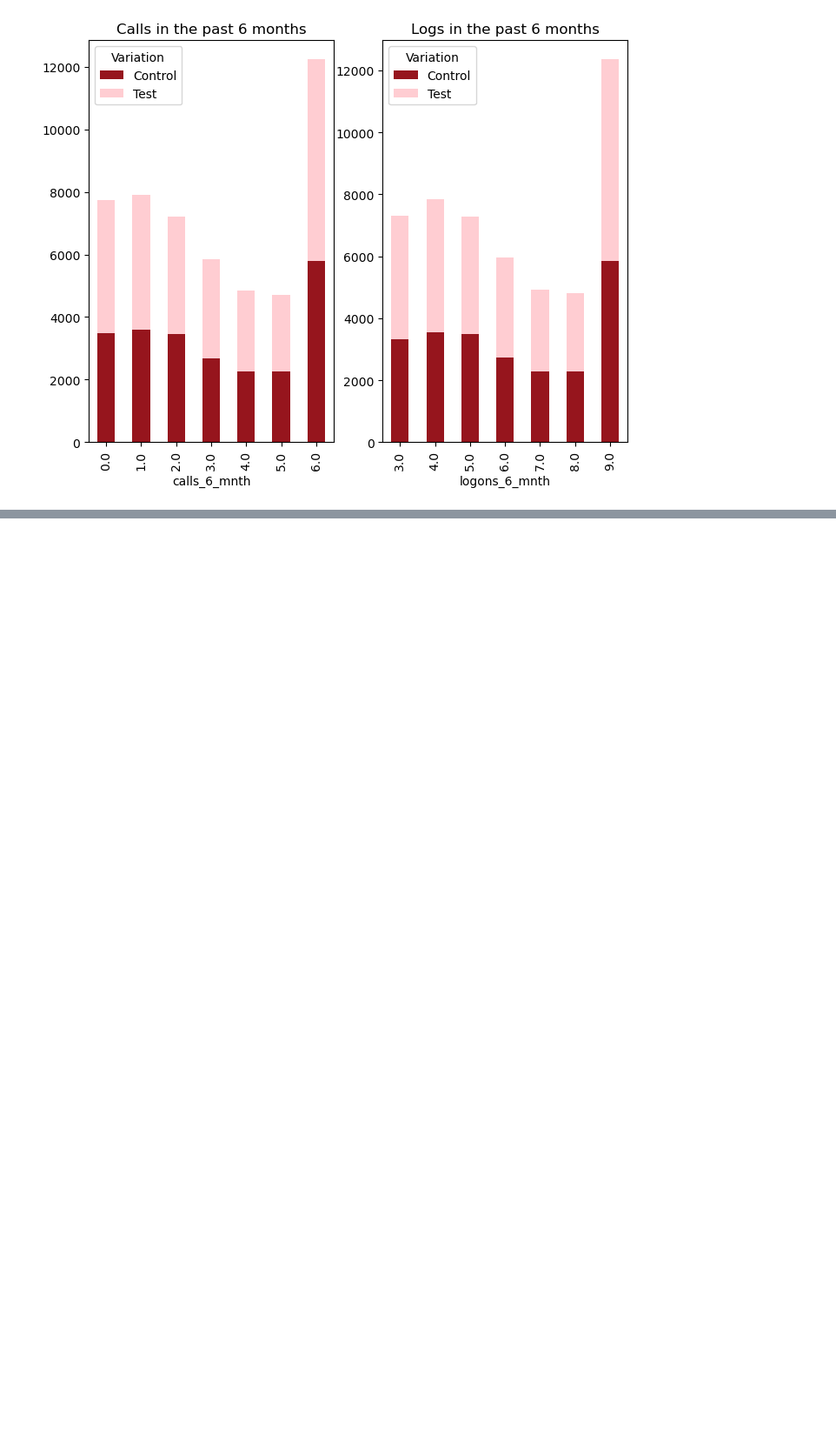
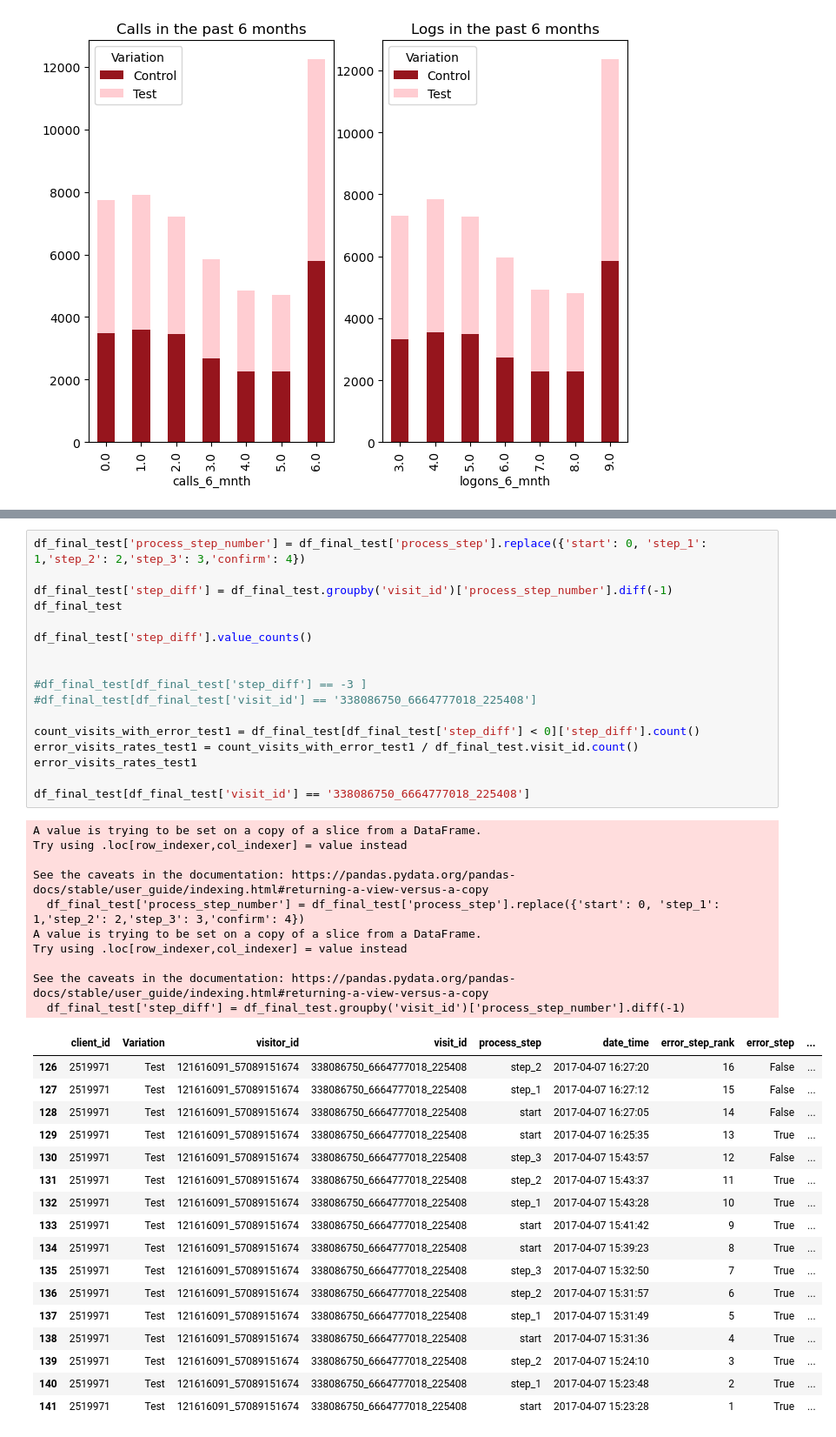
Before and after one commit to BonGoan/vanguard-ab-test, a Jupyter notebook: 02_jupyter_notebooks/vanguard-ab-test-Lucie.ipynb, the cells around one changed output, grey strips where cells are left out. Shown: that part at 87% size. Saved outputs shown, nothing was run; the diff lists cells and outputs as text; blank space fills up the shorter version.

```diff
--- a/02_jupyter_notebooks/vanguard-ab-test-Lucie.ipynb
+++ b/02_jupyter_notebooks/vanguard-ab-test-Lucie.ipynb
@@ -301,0 +365,45 @@ plt.show()
+# %%
+df_final_test['process_step_number'] = df_final_test['process_step'].replace({'start': 0, 'step_1': 1,'step_2': 2,'step_3': 3,'confirm': 4})
+
+df_final_test['step_diff'] = df_final_test.groupby('visit_id')['process_step_number'].diff(-1)
+df_final_test
+
+df_final_test['step_diff'].value_counts()
+
+
+#df_final_test[df_final_test['step_diff'] == -3 ]
+#df_final_test[df_final_test['visit_id'] == '338086750_6664777018_225408']
+
+count_visits_with_error_test1 = df_final_test[df_final_test['step_diff'] < 0]['step_diff'].count()
+error_visits_rates_test1 = count_visits_with_error_test1 / df_final_test.visit_id.count()
+error_visits_rates_test1
+
+df_final_test[df_final_test['visit_id'] == '338086750_6664777018_225408']
+# %% [output]
+A value is trying to be set on a copy of a slice from a DataFrame.
+Try using .loc[row_indexer,col_indexer] = value instead
+
+See the caveats in the documentation: https://pandas.pydata.org/pandas-docs/stable/user_guide/indexing.html#returning-a-view-versus-a-copy
+  df_final_test['process_step_number'] = df_final_test['process_step'].replace({'start': 0, 'step_1': 1,'step_2': 2,'step_3': 3,'confirm': 4})
+A value is trying to be set on a copy of a slice from a DataFrame.
+Try using .loc[row_indexer,col_indexer] = value instead
+
+See the caveats in the documentation: https://pandas.pydata.org/pandas-docs/stable/user_guide/indexing.html#returning-a-view-versus-a-copy
+  df_final_test['step_diff'] = df_final_test.groupby('visit_id')['process_step_number'].diff(-1)
+|  | client_id | Variation | visitor_id | visit_id | process_step | date_time | error_step_rank | error_step | ... |
+| 126 | 2519971 | Test | 121616091_57089151674 | 338086750_6664777018_225408 | step_2 | 2017-04-07 16:27:20 | 16 | False | ... |
+| 127 | 2519971 | Test | 121616091_57089151674 | 338086750_6664777018_225408 | step_1 | 2017-04-07 16:27:12 | 15 | False | ... |
+| 128 | 2519971 | Test | 121616091_57089151674 | 338086750_6664777018_225408 | start | 2017-04-07 16:27:05 | 14 | False | ... |
+| 129 | 2519971 | Test | 121616091_57089151674 | 338086750_6664777018_225408 | start | 2017-04-07 16:25:35 | 13 | True | ... |
+| 130 | 2519971 | Test | 121616091_57089151674 | 338086750_6664777018_225408 | step_3 | 2017-04-07 15:43:57 | 12 | False | ... |
+| 131 | 2519971 | Test | 121616091_57089151674 | 338086750_6664777018_225408 | step_2 | 2017-04-07 15:43:37 | 11 | True | ... |
+| 132 | 2519971 | Test | 121616091_57089151674 | 338086750_6664777018_225408 | step_1 | 2017-04-07 15:43:28 | 10 | True | ... |
+| 133 | 2519971 | Test | 121616091_57089151674 | 338086750_6664777018_225408 | start | 2017-04-07 15:41:42 | 9 | True | ... |
+| 134 | 2519971 | Test | 121616091_57089151674 | 338086750_6664777018_225408 | start | 2017-04-07 15:39:23 | 8 | True | ... |
+| 135 | 2519971 | Test | 121616091_57089151674 | 338086750_6664777018_225408 | step_3 | 2017-04-07 15:32:50 | 7 | True | ... |
+| 136 | 2519971 | Test | 121616091_57089151674 | 338086750_6664777018_225408 | step_2 | 2017-04-07 15:31:57 | 6 | True | ... |
+| 137 | 2519971 | Test | 121616091_57089151674 | 338086750_6664777018_225408 | step_1 | 2017-04-07 15:31:49 | 5 | True | ... |
+| 138 | 2519971 | Test | 121616091_57089151674 | 338086750_6664777018_225408 | start | 2017-04-07 15:31:36 | 4 | True | ... |
+| 139 | 2519971 | Test | 121616091_57089151674 | 338086750_6664777018_225408 | step_2 | 2017-04-07 15:24:10 | 3 | True | ... |
+| 140 | 2519971 | Test | 121616091_57089151674 | 338086750_6664777018_225408 | step_1 | 2017-04-07 15:23:48 | 2 | True | ... |
+| 141 | 2519971 | Test | 121616091_57089151674 | 338086750_6664777018_225408 | start | 2017-04-07 15:23:28 | 1 | True | ... |
```
Also changed, not shown: parts of 5 cells of this notebook.
